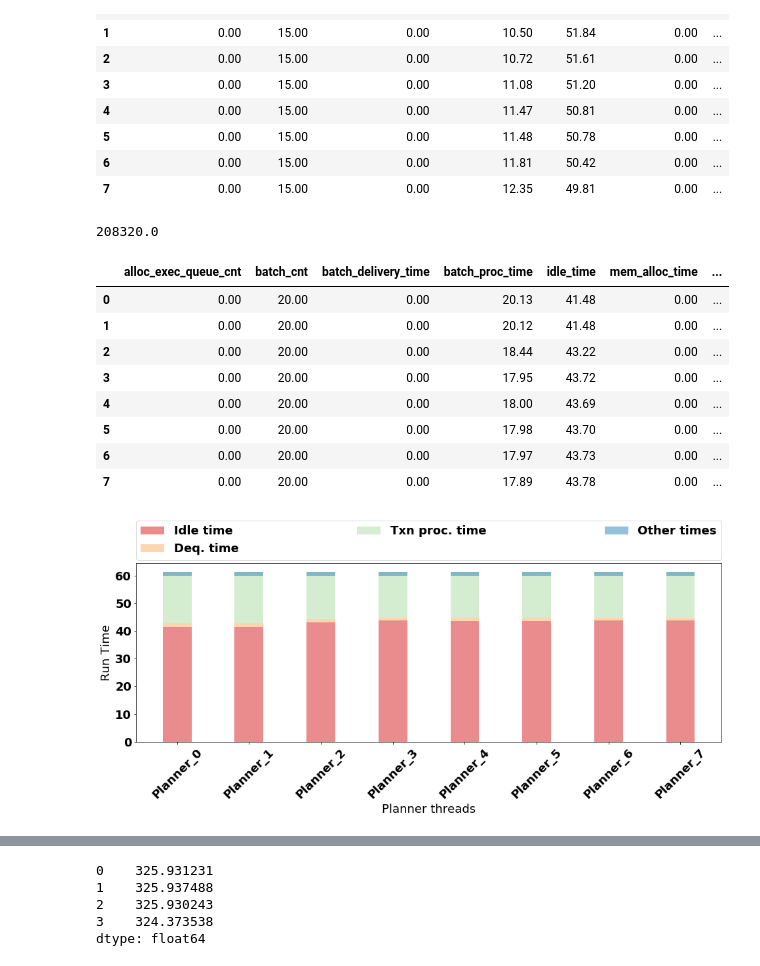
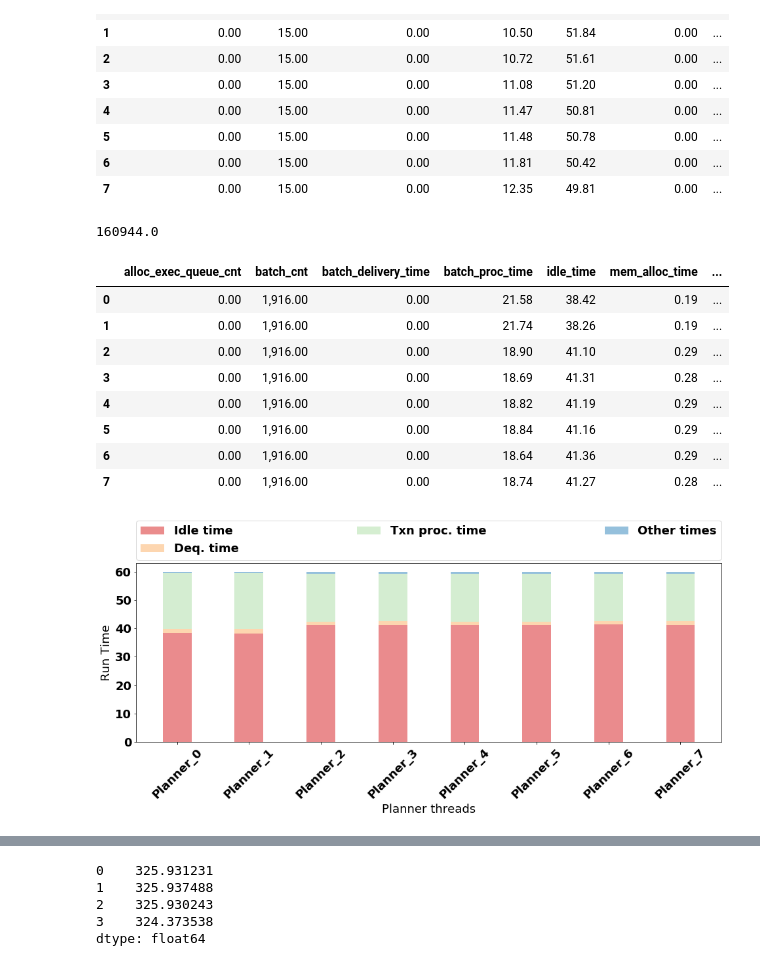
Before and after one commit to qadahtm/deneva, a Jupyter notebook: pynb/QueCC.ipynb, the cells around one changed output, grey strips where cells are left out. Cells and saved outputs as stored; diff of their text form; code cells hidden in the pictures.

```diff
--- a/pynb/QueCC.ipynb
+++ b/pynb/QueCC.ipynb
@@ -1629,23 +1637,23 @@ def plot_exec_times(df):
 # %%
 # directory = '/Users/qadahtm/Dev/halstead/results/quecc_aws'
 # df = pd.DataFrame(view_planner_from_file(directory+"/QUECC_s_t0_7.txt"))
-datafile = '/Users/qadahtm/Dev/halstead/deneva_project/deneva/exp_results/quecc_final_mix_mpr10_8pt_8et_blen2_parcommit_o3_t1.txt'
+datafile = '/Users/qadahtm/Dev/halstead/deneva_project/deneva/exp_results/quecc_final_mix_mpr10_8pt_8et_blen2_parts15_parcommit_t1.txt'
 df = pd.DataFrame(view_planner_from_file(datafile))
 plot_planner_times(df)
 print(df['queue_deq_cnt'].sum()/60)
 df
 # %% [output]
-208320.0
+160944.0
 |  | alloc_exec_queue_cnt | batch_cnt | batch_delivery_time | batch_proc_time | idle_time | mem_alloc_time | ... |
-| 0 | 0.00 | 20.00 | 0.00 | 20.13 | 41.48 | 0.00 | ... |
-| 1 | 0.00 | 20.00 | 0.00 | 20.12 | 41.48 | 0.00 | ... |
-| 2 | 0.00 | 20.00 | 0.00 | 18.44 | 43.22 | 0.00 | ... |
-| 3 | 0.00 | 20.00 | 0.00 | 17.95 | 43.72 | 0.00 | ... |
-| 4 | 0.00 | 20.00 | 0.00 | 18.00 | 43.69 | 0.00 | ... |
-| 5 | 0.00 | 20.00 | 0.00 | 17.98 | 43.70 | 0.00 | ... |
-| 6 | 0.00 | 20.00 | 0.00 | 17.97 | 43.73 | 0.00 | ... |
-| 7 | 0.00 | 20.00 | 0.00 | 17.89 | 43.78 | 0.00 | ... |
+| 0 | 0.00 | 1,916.00 | 0.00 | 21.58 | 38.42 | 0.19 | ... |
+| 1 | 0.00 | 1,916.00 | 0.00 | 21.74 | 38.26 | 0.19 | ... |
+| 2 | 0.00 | 1,916.00 | 0.00 | 18.90 | 41.10 | 0.29 | ... |
+| 3 | 0.00 | 1,916.00 | 0.00 | 18.69 | 41.31 | 0.28 | ... |
+| 4 | 0.00 | 1,916.00 | 0.00 | 18.82 | 41.19 | 0.29 | ... |
+| 5 | 0.00 | 1,916.00 | 0.00 | 18.84 | 41.16 | 0.29 | ... |
+| 6 | 0.00 | 1,916.00 | 0.00 | 18.64 | 41.36 | 0.29 | ... |
+| 7 | 0.00 | 1,916.00 | 0.00 | 18.74 | 41.27 | 0.28 | ... |
-[figure, old version]
+[figure, new version]
 # %%
 directory = '/Users/qadahtm/Dev/halstead/results/quecc_aws'
 # df = pd.DataFrame(view_exec_from_file(directory+"/QUECC_s_t0_7.txt"))
```
Also changed, not shown: parts of 3 cells of this notebook, 5 other files.
